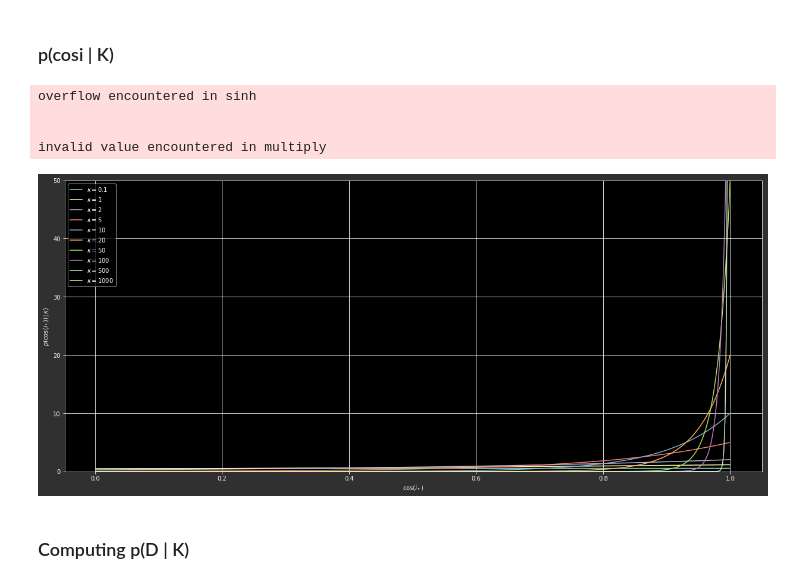
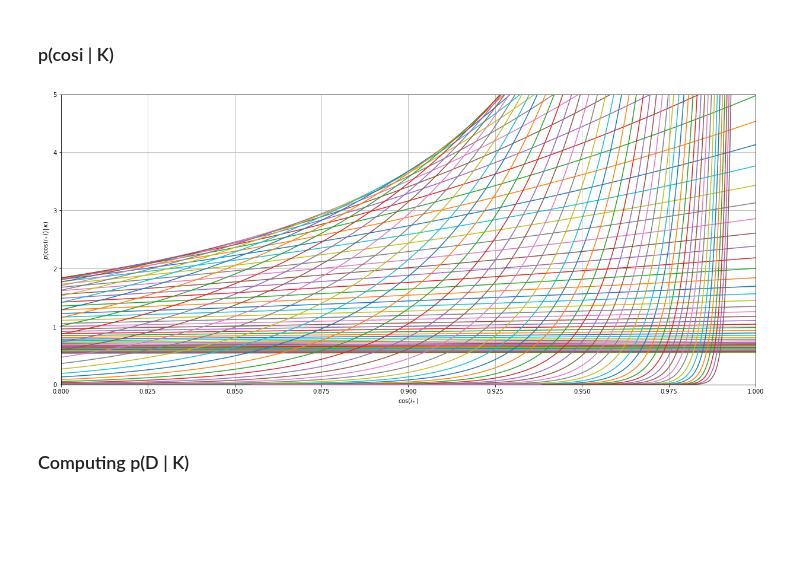
Before and after one commit to kaimibk/NAC, a Jupyter notebook: Final_notebooks/Hierarchical_Analysis.ipynb, the cells around one changed output. Saved outputs shown, nothing was run; the diff lists cells and outputs as text; code cells hidden in the pictures; blank space fills up the shorter version.

```diff
--- a/Final_notebooks/Hierarchical_Analysis.ipynb
+++ b/Final_notebooks/Hierarchical_Analysis.ipynb
@@ -158,31 +158,31 @@ kappa = [0.1, 1, 2, 5, 10, 20, 50, 100, 500, 1000]#np.logspace(-1, 3, 100)
 # %%
 class my_pdf(st.rv_continuous):
     def _pdf(self, k, cosi):
-        return k / (2.*np.sinh(k)) * np.exp(k*cosi)
+        temp = k / (2.*np.sinh(k)) * np.exp(k*cosi)
+        #norm = np.trapz(k / (2.*np.sinh(k)) * np.exp(k*cosi), dx=0.005)
+        return temp#/norm
 
 fisher = my_pdf(name="fisher")
 # %%
 fig=plt.figure(figsize=(21,9))
-fig.patch.set_facecolor('#303030')
+#fig.patch.set_facecolor('#303030')
 plt.grid()
 ax = plt.gca()
 
 for k in kappa:
-    ax.plot(cosi, fisher.pdf(k, cosi), label="$\kappa = {}$".format(k))
-#plt.plot([fisher.pdf(k, cosi) for k in kappa])
-ax.set_ylim(0,50)
+    ax.plot(new_cosi, fisher.pdf(k, new_cosi))#, label="$\kappa = {}$".format(k))
+
+ax.set_xlim(0.8,1.0)
+ax.set_ylim(0,5)
 ax.set_xlabel("$\cos(i_*)$")
 ax.set_ylabel("$p(\cos(i_*)) \, | \, \kappa)$")
-plt.legend()
+#plt.legend()
 
 plt.savefig(fig_dir+"P_cosi_K.png", bbox_inches="tight", dpi=150,
             facecolor=fig.get_facecolor(), edgecolor='none')
+
 plt.show()
 # %% [output]
-overflow encountered in sinh
-
-
-invalid value encountered in multiply
-[figure, old version]
+[figure, new version]
 # %% [markdown]
 ### Computing p(D | K)
```
Also changed, not shown: parts of 13 cells of this notebook.
